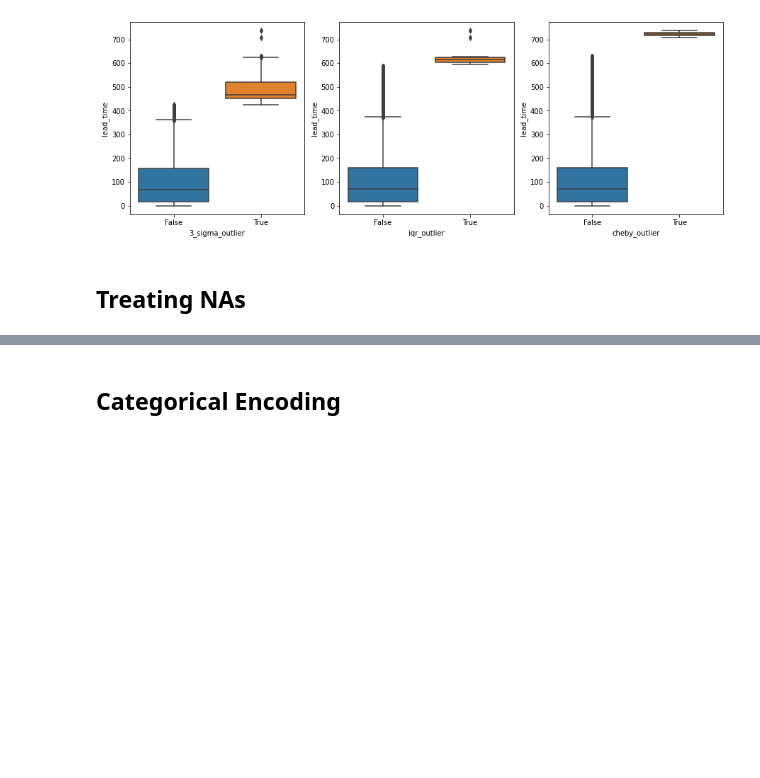
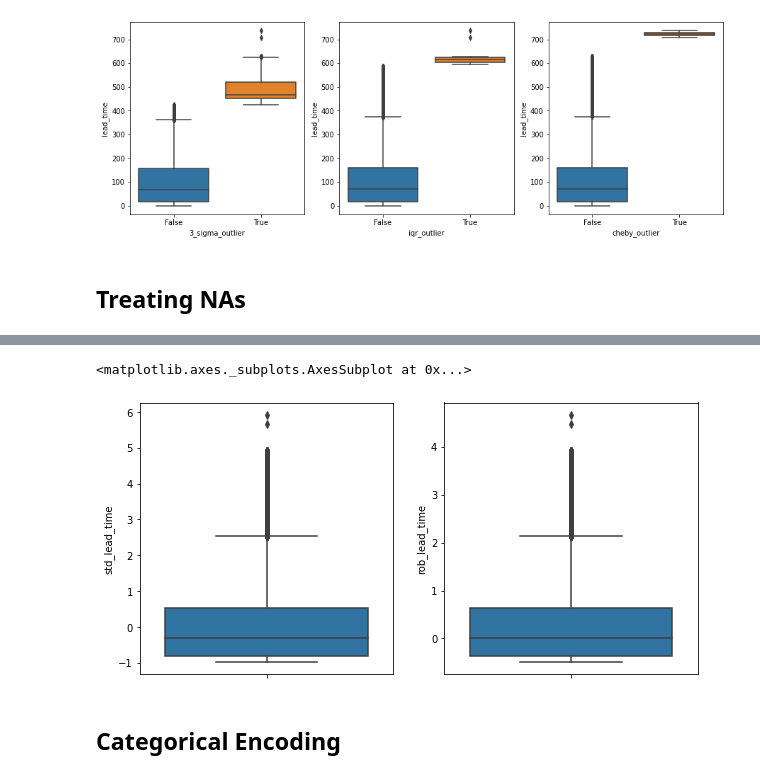
Before and after one commit to pedroteche-ih/DAFT_MEX_202209, a Jupyter notebook: ML Workflow.ipynb, the cells around one changed output, grey strips where cells are left out. Saved outputs shown, nothing was run; the diff lists cells and outputs as text; code cells hidden in the pictures; blank space fills up the shorter version.

```diff
--- a/ML Workflow.ipynb
+++ b/ML Workflow.ipynb
@@ -186,3 +308,16 @@ from sklearn.preprocessing import MinMaxScaler, StandardScaler, RobustScaler
+# %%
+lt_std_scaler = StandardScaler()
+tb_hotel['std_lead_time'] = lt_std_scaler.fit_transform(tb_hotel[['lead_time']])
+# %%
+lt_rob_scaler = RobustScaler()
+tb_hotel['rob_lead_time'] = lt_rob_scaler.fit_transform(tb_hotel[['lead_time']])
+# %%
+fig, ax = plt.subplots(1, 2, figsize = (10, 5))
+sns.boxplot(data = tb_hotel, y = 'std_lead_time', ax= ax[0])
+sns.boxplot(data = tb_hotel, y = 'rob_lead_time', ax= ax[1])
+# %% [output]
+<matplotlib.axes._subplots.AxesSubplot at 0x...>
+[figure, added]
 # %% [markdown]
 ## Categorical Encoding
 # %%
```
Also changed, not shown: parts of 16 cells of this notebook.
